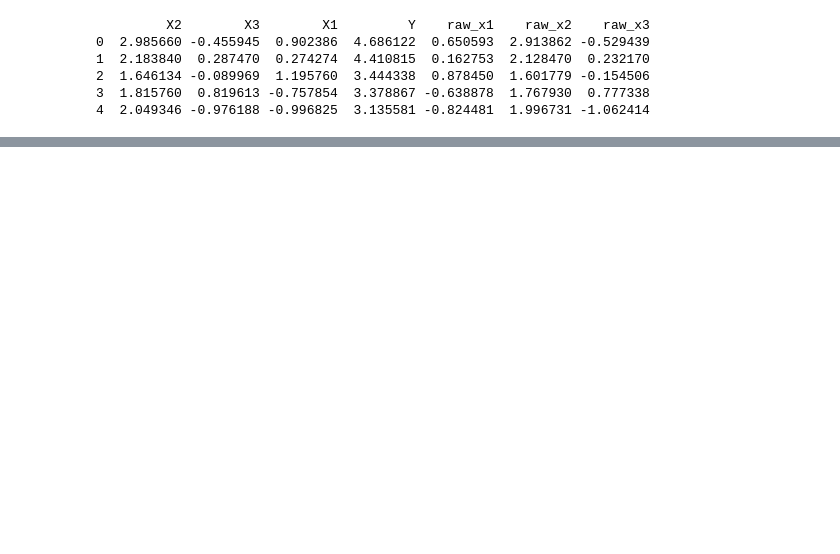
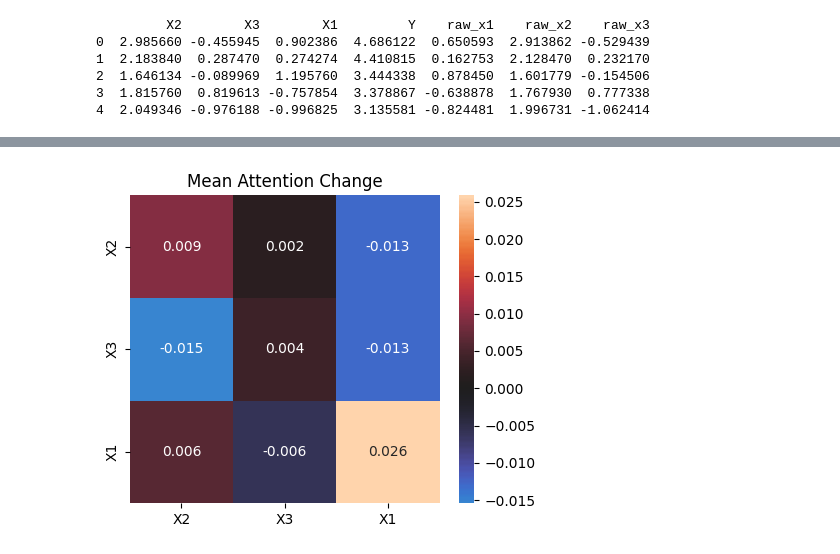
Before and after one commit to Lai-jun-yan/Deep_glm, a Jupyter notebook: still_test/整筆資料跑attention.ipynb, the cells around one changed output, grey strips where cells are left out. Cells and saved outputs as stored; diff of their text form; code cells hidden in the pictures; blank space fills up the shorter version.

```diff
--- a/still_test/整筆資料跑attention.ipynb
+++ b/still_test/整筆資料跑attention.ipynb
@@ -232,3 +294,22 @@ torch.Size([100])
+# %%
+mean_change = mean_attn - mean_initial_attn
+
+plt.figure(figsize=(5,4))
+
+sns.heatmap(
+    mean_change.detach().numpy(),
+    annot=True,
+    fmt=".3f",
+    xticklabels=labels,
+    yticklabels=labels,
+    center=0
+)
+
+plt.title("Mean Attention Change")
+
+plt.show()
+# %% [output]
+[figure, added]
 # %%
 import matplotlib.pyplot as plt
 
```
Also changed, not shown: parts of 6 cells of this notebook, 1 other file.
